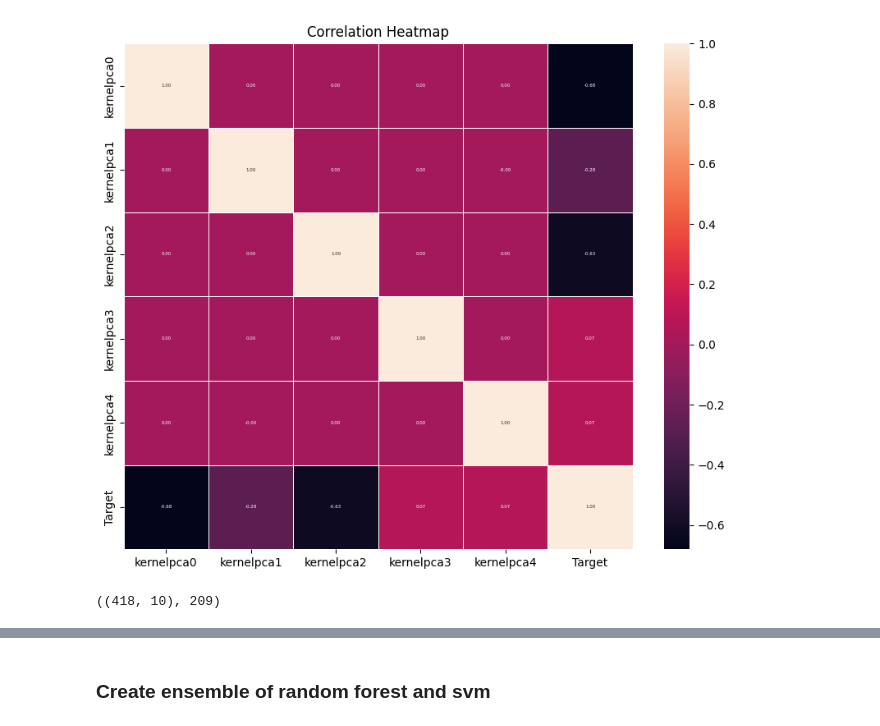
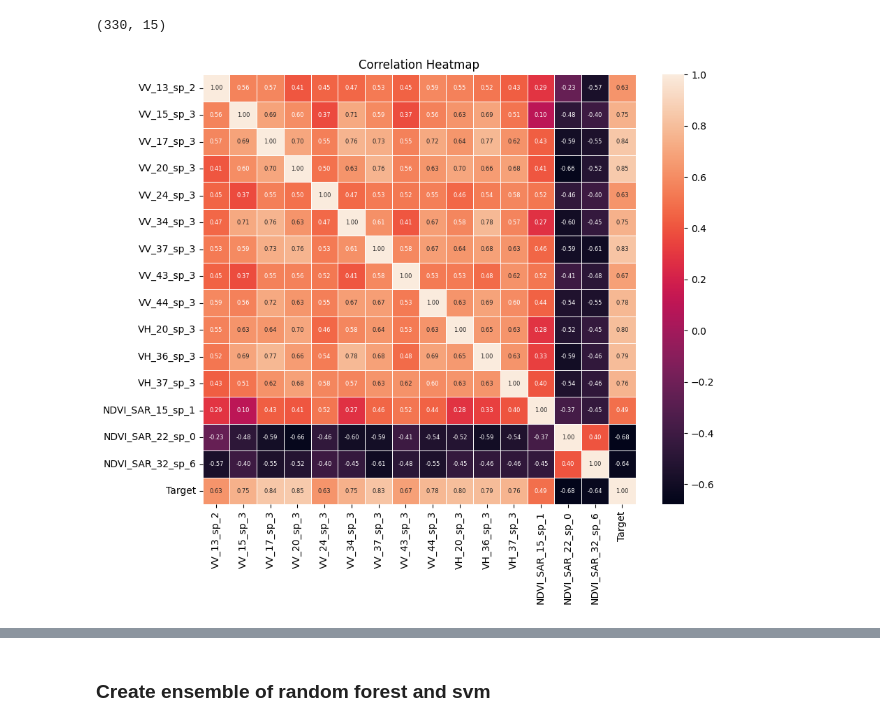
Before and after one commit to gsparsh220598/Rice-Crop-Prediction, a Jupyter notebook: analysis.ipynb, the cells around one changed output, grey strips where cells are left out. Cells and saved outputs as stored; diff of their text form; code cells hidden in the pictures.

Commit message:
final feature engineering using spline transforms. Just need to add experimentation and tracking with wandb

```diff
--- a/analysis.ipynb
+++ b/analysis.ipynb
@@ -28,3 +29,33 @@ s2_data = np.load('sentinel2_data_train.npy')[:,:4,:]
+# %%
+times = np.array(['2021-11-11T03:19:49.024000000', '2021-11-16T03:20:11.024000000',
+    '2021-11-21T03:20:29.024000000', '2021-11-26T03:20:51.024000000',
+    '2021-12-01T03:21:09.024000000', '2021-12-06T03:21:21.024000000',
+    '2021-12-11T03:21:29.024000000', '2021-12-16T03:21:41.024000000',
+    '2021-12-21T03:21:39.024000000', '2021-12-26T03:21:41.024000000',
+    '2021-12-31T03:21:29.024000000', '2022-01-05T03:21:31.024000000',
+    '2022-01-10T03:21:09.024000000', '2022-01-20T03:20:39.024000000',
+    '2022-01-30T03:19:49.024000000', '2022-02-04T03:19:31.024000000',
+    '2022-02-09T03:18:59.024000000', '2022-02-14T03:18:31.024000000',
+    '2022-02-19T03:17:49.024000000', '2022-02-24T03:17:31.024000000',
+    '2022-03-01T03:16:49.024000000', '2022-03-06T03:16:21.024000000',
+    '2022-03-11T03:15:39.024000000', '2022-03-16T03:15:41.024000000',
+    '2022-03-21T03:15:39.024000000', '2022-03-26T03:15:41.024000000',
+    '2022-03-31T03:15:39.024000000', '2022-04-05T03:15:41.024000000',
+    '2022-04-10T03:15:39.024000000', '2022-04-15T03:15:41.024000000',
+    '2022-04-20T03:15:39.024000000', '2022-04-25T03:15:41.024000000',
+    '2022-04-30T03:15:29.024000000', '2022-05-10T03:15:39.024000000',
+    '2022-05-15T03:15:41.024000000', '2022-05-20T03:15:39.024000000',
+    '2022-05-25T03:15:51.024000000', '2022-05-30T03:15:39.024000000',
+    '2022-06-04T03:15:51.024000000', '2022-06-09T03:15:39.024000000',
+    '2022-06-14T03:15:51.024000000', '2022-06-19T03:15:19.024000000',
+    '2022-06-24T03:15:51.024000000', '2022-06-29T03:15:29.024000000',
+    '2022-07-04T03:15:31.024000000', '2022-07-09T03:15:29.024000000',
+    '2022-07-14T03:15:51.024000000', '2022-07-19T03:15:29.024000000',
+    '2022-07-24T03:15:31.024000000', '2022-07-29T03:15:29.024000000',
+    '2022-08-03T03:15:31.024000000', '2022-08-08T03:15:19.024000000',
+    '2022-08-13T03:15:31.024000000', '2022-08-18T03:15:19.024000000',
+    '2022-08-23T03:15:31.024000000'])
+times = [t.split('T')[0][:7] for t in times]
 # %%
 from sklearn.feature_selection import RFECV
 from sklearn.manifold import TSNE
@@ -82,4 +154,7 @@ def proc_pipeline(s1data,s2data):
 # %%
+le = LabelEncoder()
+y = le.fit_transform(df['Class of Land'])
 complete_df = proc_pipeline(s1_data, None)
 dicts = create_col_names()
 complete_df.rename(columns=dicts,inplace=True)
+X_train, X_test, y_train, y_test=train_test_split(complete_df,y,test_size=0.45,shuffle=True, random_state=807410395)
@@ -109,0 +177,7 @@ X.shape
+# %%
+X_train = proc_pipe1.fit_transform(X_train,y_train)
+X_test = proc_pipe1.transform(X_test)
+sel_feats = proc_pipe1.get_feature_names_out().tolist()
+X_train.shape
+# %% [output]
+(330, 15)
@@ -110,6 +186,6 @@ X.shape
 # %%
-df_ = pd.DataFrame(X,columns=sel_feats)
-df_['Target'] = y
+df_ = pd.DataFrame(X_train,columns=sel_feats)
+df_['Target'] = y_train
 # %%
 import plotly.graph_objects as go
 
@@ -132,29 +208,29 @@ fig.show()
 # %%
 import seaborn as sns
 import matplotlib.pyplot as plt
 
 def correlation_plot(dataframe):
     """
     Generates a correlation heatmap plot using Seaborn.
 
     Parameters:
     - dataframe: pandas DataFrame containing numeric columns.
 
     Returns:
     - None (displays the plot).
     """
     # Calculate correlation matrix
     corr_matrix = dataframe.corr()
 
     # Generate a heatmap using Seaborn
     plt.figure(figsize=(10, 8))
-    sns.heatmap(corr_matrix, annot=True, fmt='.2f', linewidths=0.5, annot_kws={"size": 4})
+    sns.heatmap(corr_matrix, annot=True, fmt='.2f', linewidths=0.5, annot_kws={"size": 6})
     plt.title('Correlation Heatmap')
     plt.show()
 
 correlation_plot(df_)
 # %% [output]
-[figure, old version]
+[figure, new version]
 # %%
 from sklearn.manifold import TSNE
 import plotly.express as px
@@ -195,20 +271,18 @@ fig, tsne = tsne_plot(df_, 'Target')
 
 fig.show()
 # %%
-df = df_.copy()
-train = df.iloc[[370,146],:]
-test = df.iloc[[292,234,112],:]
-df_ = df.drop([370,234,146,112,292])
-X = df_.drop(['Target'],axis=1)
-y = df_['Target']
-X_train, X_test, y_train, y_test=train_test_split(X,y,test_size=0.3,shuffle=True, random_state=807410395)
-X_train = pd.concat([X_train,train.drop(['Target'],axis=1)]).reset_index(drop=True)
-y_train = pd.concat([y_train,train['Target']]).reset_index(drop=True)
-X_test = pd.concat([X_test,test.drop(['Target'],axis=1)]).reset_index(drop=True)
-y_test = pd.concat([y_test,test['Target']]).reset_index(drop=True)
-X = df.drop(['Target'],axis=1)
-y = df['Target']
-X_train.shape, y_train.sum()
+# df = df_.copy()
+# train = df.iloc[[292,146],:]
+# test = df.iloc[[370,234,112],:]
+# df_ = df.drop([370,234,146,112,292])
+# X = df_.drop(['Target'],axis=1)
+# y = df_['Target']
+# X_train, X_test, y_train, y_test=train_test_split(X,y,test_size=0.3,shuffle=True, random_state=807410395)
+# X_train = pd.concat([X_train,train.drop(['Target'],axis=1)]).reset_index(drop=True)
+# y_train = pd.concat([y_train,train['Target']]).reset_index(drop=True)
+# X_test = pd.concat([X_test,test.drop(['Target'],axis=1)]).reset_index(drop=True)
+# y_test = pd.concat([y_test,test['Target']]).reset_index(drop=True)
+# X = df.drop(['Target'],axis=1)
+# y = df['Target']
+# X_train.shape, y_train.sum()
-# %% [output]
-((418, 10), 209)
 # %%
```
Also changed, not shown: parts of 24 cells of this notebook.
